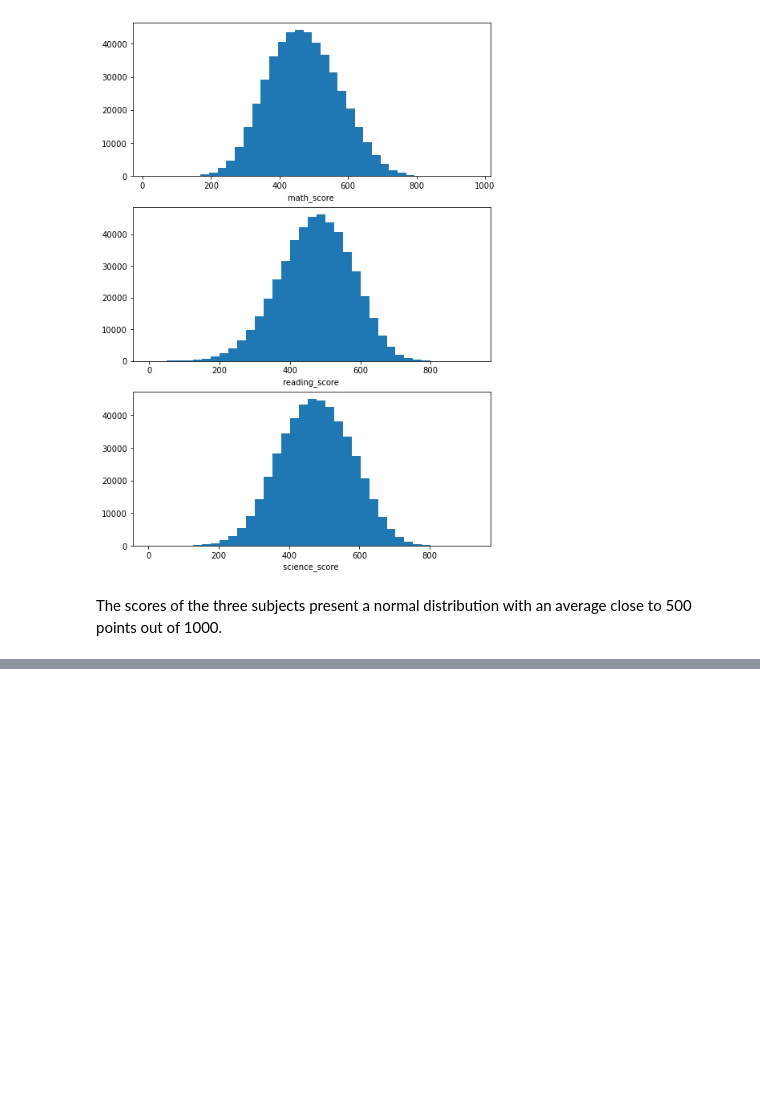
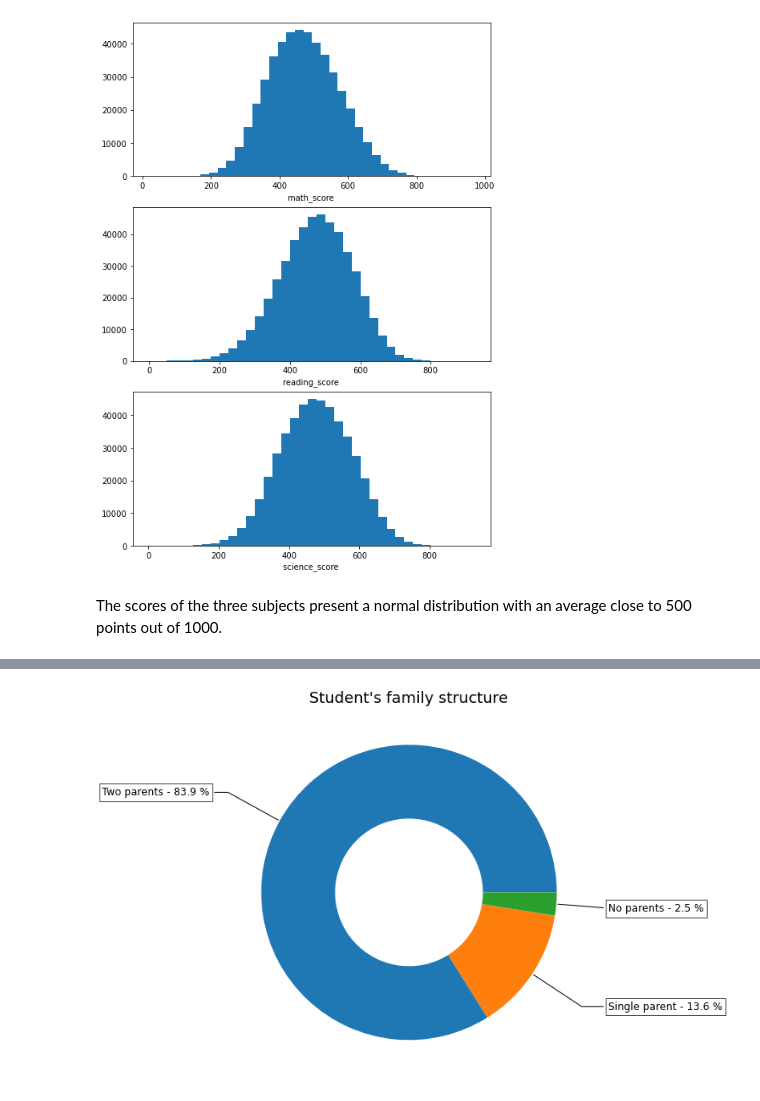
Before and after one commit to rubenvf/Comunicate-PISA-Findings, a Jupyter notebook: pisa_exploration.ipynb, the cells around one changed output, grey strips where cells are left out. Cells and saved outputs as stored; diff of their text form; code cells hidden in the pictures; blank space fills up the shorter version.

```diff
--- a/pisa_exploration.ipynb
+++ b/pisa_exploration.ipynb
@@ -143,0 +157,3 @@ array([-3.62, -2.37, -1.12,  0.13,  1.38,  2.63])
+# %%
+#Family structure: Change labels
+df['family_structure'] = df['family_structure'].map({1.0: "Single parent", 2.0: "Two parents", 3.0: "No parents"})
@@ -143,0 +166,29 @@ array([-3.62, -2.37, -1.12,  0.13,  1.38,  2.63])
+# %%
+fig, ax = plt.subplots(figsize=(8, 8), subplot_kw=dict(aspect="equal"))
+
+#Create variables and labels showing percentage
+sizes = df.family_structure.value_counts()
+percentage = 100 * (sizes.values/sizes.sum())
+labels = [f'{i} - {j:1.1f} %' for i,j in zip(sizes.index, percentage)]
+
+wedges, texts = ax.pie(sizes, wedgeprops=dict(width=0.5), startangle=0)
+
+bbox_props = dict(boxstyle="square,pad=0.3", fc="w", ec="k", lw=0.72)
+kw = dict(arrowprops=dict(arrowstyle="-"),
+          bbox=bbox_props, zorder=0, va="center")
+
+for i, p in enumerate(wedges):
+    ang = (p.theta2 - p.theta1)/2. + p.theta1
+    y = np.sin(np.deg2rad(ang))
+    x = np.cos(np.deg2rad(ang))
+    horizontalalignment = {-1: "right", 1: "left"}[int(np.sign(x))]
+    connectionstyle = "angle,angleA=0,angleB={}".format(ang)
+    kw["arrowprops"].update({"connectionstyle": connectionstyle})
+    ax.annotate(labels[i], xy=(x, y), xytext=(1.35*np.sign(x), 1.4*y),
+                horizontalalignment=horizontalalignment, **kw, fontsize= 12)
+
+ax.set_title("Student's family structure", fontsize=18)
+
+plt.show()
+# %% [output]
+[figure, added]
```
Also changed, not shown: parts of 21 cells of this notebook.
